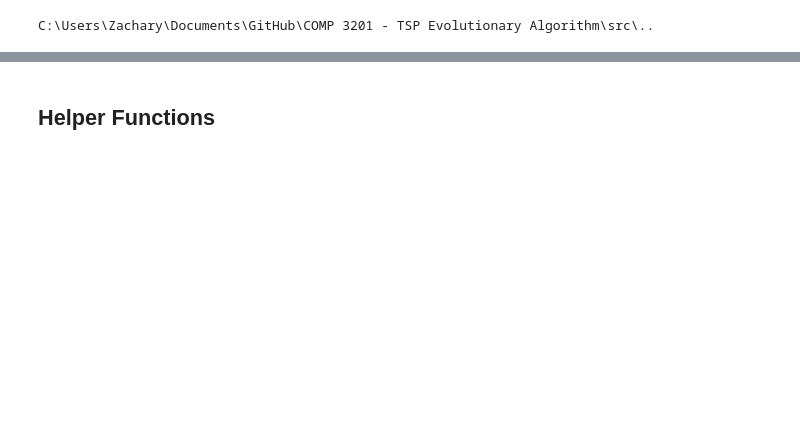
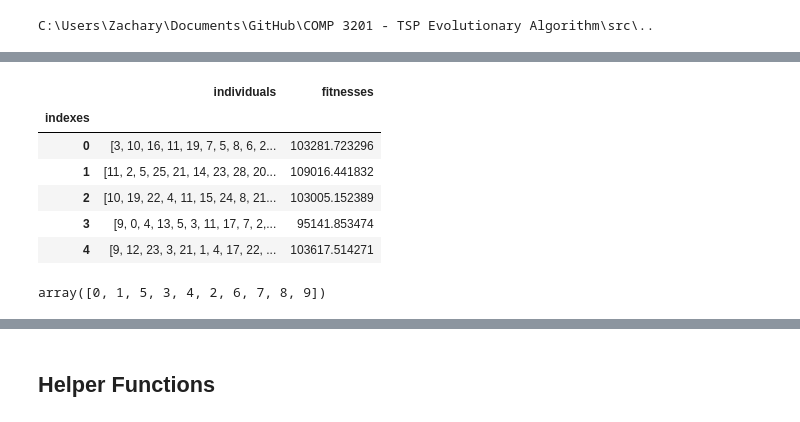
Before and after one commit to ZacharyMN709/COMP-3201---TSP-Evolutionary-Algorithm, a Jupyter notebook: src/Presentation - Pandas Ver.ipynb, the cells around one changed output, grey strips where cells are left out. Drawn from its saved outputs; the diff is of its cells as text; code cells hidden in the pictures; blank space fills up the shorter version.

```diff
--- a/src/Presentation - Pandas Ver.ipynb
+++ b/src/Presentation - Pandas Ver.ipynb
@@ -102,3 +145,20 @@ DEF.DATAFRAME
+# %%
+offspring = generate_offspring(parents)
+offspring.head()
+# %% [output]
+|  | individuals | fitnesses |
+| indexes |  |  |
+| 0 | [3, 10, 16, 11, 19, 7, 5, 8, 6, 2... | 103281.723296 |
+| 1 | [11, 2, 5, 25, 21, 14, 23, 28, 20... | 109016.441832 |
+| 2 | [10, 19, 22, 4, 11, 15, 24, 8, 21... | 103005.152389 |
+| 3 | [9, 0, 4, 13, 5, 3, 11, 17, 7, 2,... | 95141.853474 |
+| 4 | [9, 12, 23, 3, 21, 1, 4, 17, 22, ... | 103617.514271 |
+# %%
+test = np.array([x for x in range(10)])
+test[2], test[5] = test[5], test[2]
+test
+# %% [output]
+array([0, 1, 5, 3, 4, 2, 6, 7, 8, 9])
 # %%
 def evolution_algorithm(maximize, print_gens=True, display_freq=None):
     if display_freq is None: display_freq = generation_limit
```
Also changed, not shown: parts of 8 cells of this notebook, 9 other files.
